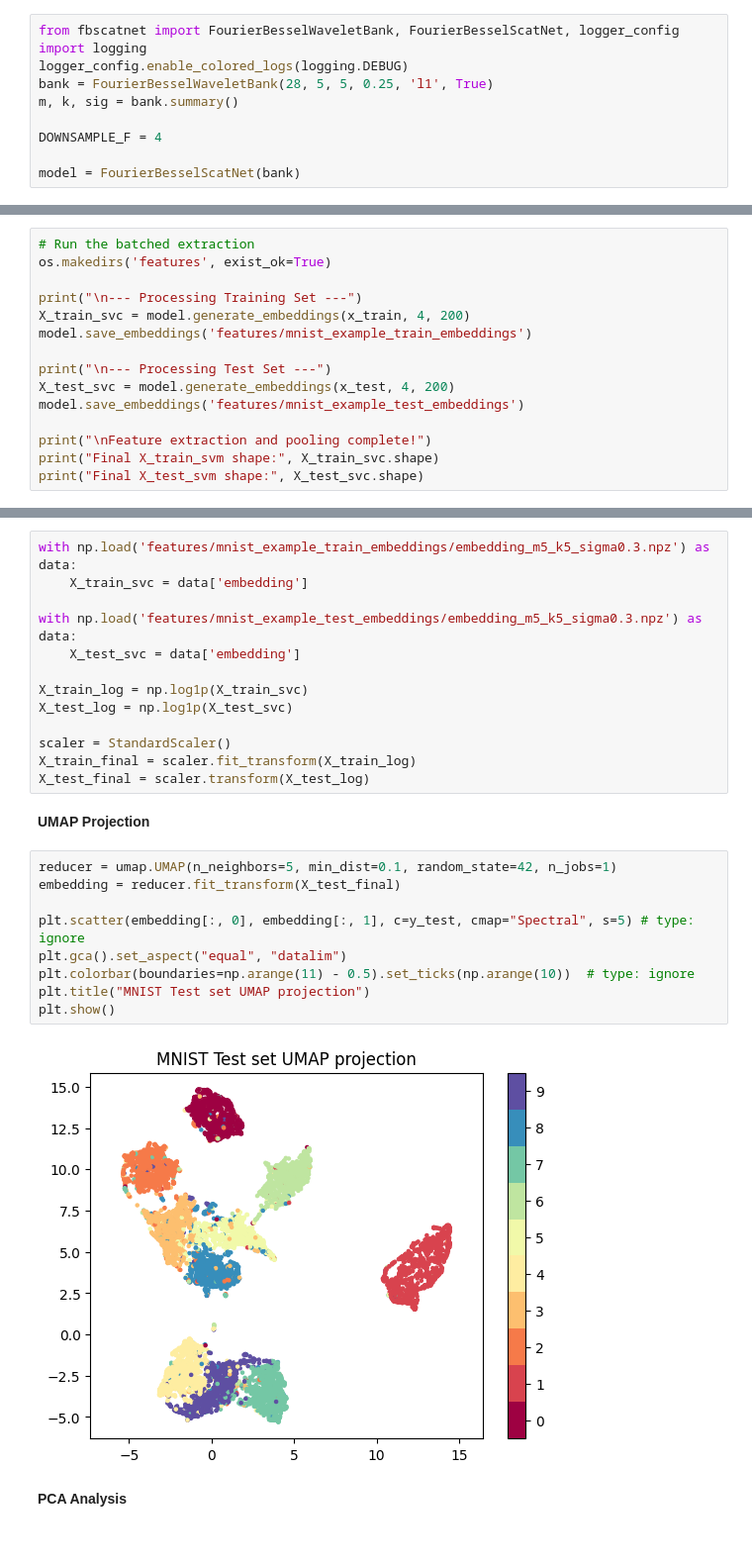
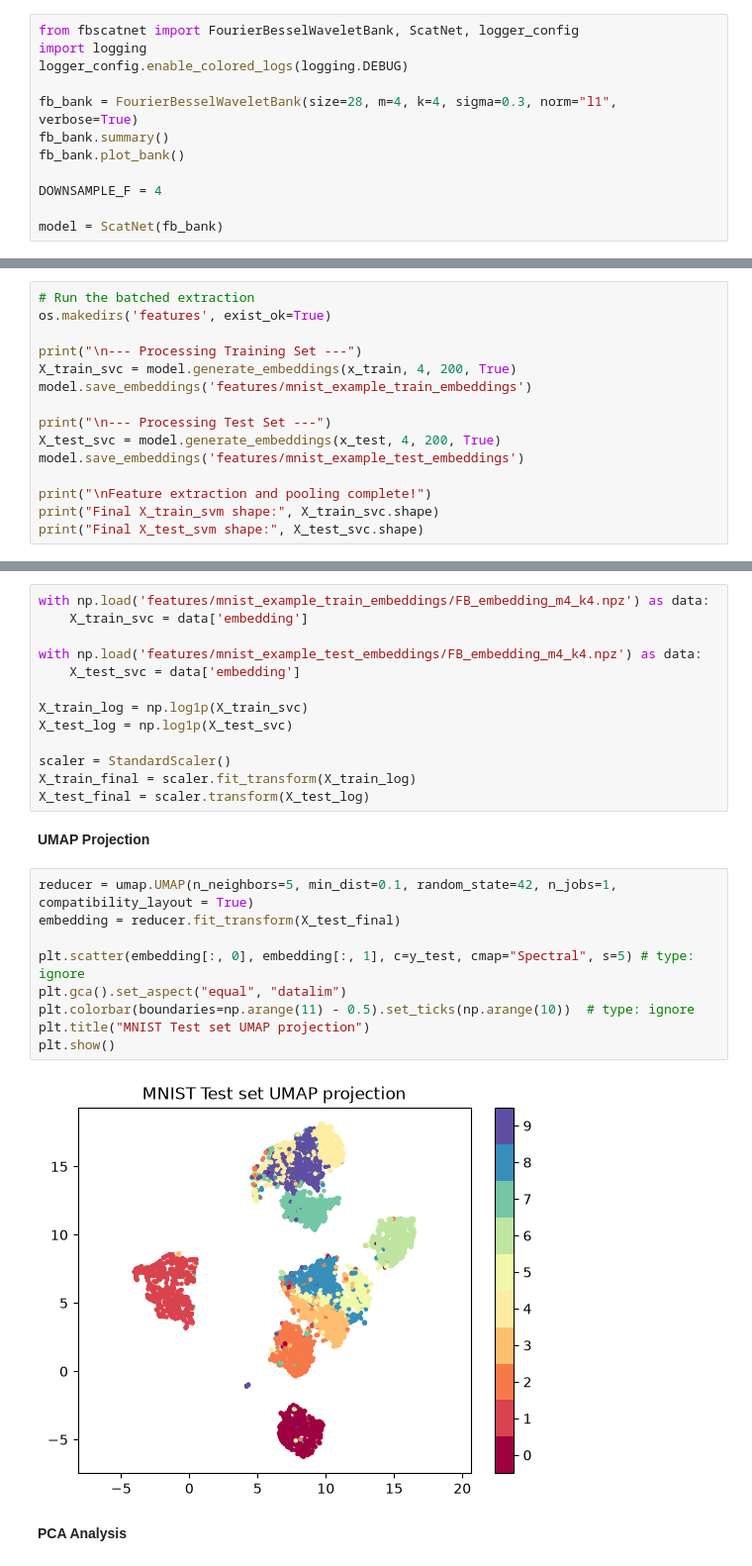
Before and after one commit to Smee18/FourierBesselWavelets, a Jupyter notebook: examples/mnist.ipynb, the cells around one changed output, grey strips where cells are left out. Shown at 99% size. Saved outputs shown, nothing was run; the diff lists cells and outputs as text.

```diff
--- a/examples/mnist.ipynb
+++ b/examples/mnist.ipynb
@@ -53,11 +53,13 @@ plt.show()
 # %%
-from fbscatnet import FourierBesselWaveletBank, FourierBesselScatNet, logger_config
+from fbscatnet import FourierBesselWaveletBank, ScatNet, logger_config
 import logging
 logger_config.enable_colored_logs(logging.DEBUG)
-bank = FourierBesselWaveletBank(28, 5, 5, 0.25, 'l1', True)
-m, k, sig = bank.summary()
+
+fb_bank = FourierBesselWaveletBank(size=28, m=4, k=4, sigma=0.3, norm="l1", verbose=True)
+fb_bank.summary()
+fb_bank.plot_bank()
 
 DOWNSAMPLE_F = 4
 
-model = FourierBesselScatNet(bank)
+model = ScatNet(fb_bank)
 # %% [output]
@@ -159,11 +153,11 @@ Features are already saved to repo so no need to run. Otherwise takes around 8 m
 os.makedirs('features', exist_ok=True)
 
 print("\n--- Processing Training Set ---")
-X_train_svc = model.generate_embeddings(x_train, 4, 200)
+X_train_svc = model.generate_embeddings(x_train, 4, 200, True)
 model.save_embeddings('features/mnist_example_train_embeddings')
 
 print("\n--- Processing Test Set ---")
-X_test_svc = model.generate_embeddings(x_test, 4, 200)
+X_test_svc = model.generate_embeddings(x_test, 4, 200, True)
 model.save_embeddings('features/mnist_example_test_embeddings')
 
 print("\nFeature extraction and pooling complete!")
@@ -184,10 +178,10 @@ Final X_test_svm shape: (10000, 4214)
 
 Make sure you run the first two cells if starting from here
 # %%
-with np.load('features/mnist_example_train_embeddings/embedding_m5_k5_sigma0.3.npz') as data:
+with np.load('features/mnist_example_train_embeddings/FB_embedding_m4_k4.npz') as data:
     X_train_svc = data['embedding']
 
-with np.load('features/mnist_example_test_embeddings/embedding_m5_k5_sigma0.3.npz') as data:
+with np.load('features/mnist_example_test_embeddings/FB_embedding_m4_k4.npz') as data:
     X_test_svc = data['embedding']
 
 X_train_log = np.log1p(X_train_svc)
@@ -199,16 +193,16 @@ X_test_final = scaler.transform(X_test_log)
 # %% [markdown]
 **UMAP Projection**
 # %%
-reducer = umap.UMAP(n_neighbors=5, min_dist=0.1, random_state=42, n_jobs=1)
+reducer = umap.UMAP(n_neighbors=5, min_dist=0.1, random_state=42, n_jobs=1, compatibility_layout = True)
 embedding = reducer.fit_transform(X_test_final)
 
 plt.scatter(embedding[:, 0], embedding[:, 1], c=y_test, cmap="Spectral", s=5) # type: ignore
 plt.gca().set_aspect("equal", "datalim")
 plt.colorbar(boundaries=np.arange(11) - 0.5).set_ticks(np.arange(10))  # type: ignore
 plt.title("MNIST Test set UMAP projection")
 plt.show()
 # %% [output]
-[figure, old version]
+[figure, new version]
 # %% [markdown]
 **PCA Analysis**
 # %%
```
Also changed, not shown: parts of 8 cells of this notebook, 10 other files.
